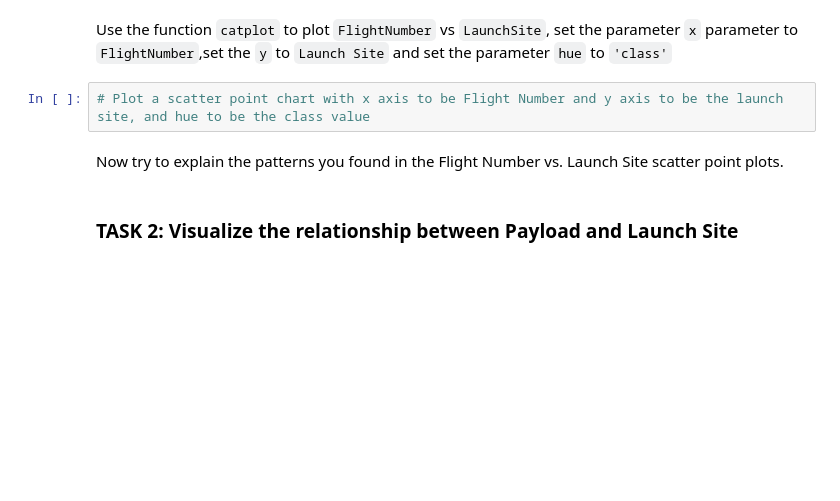
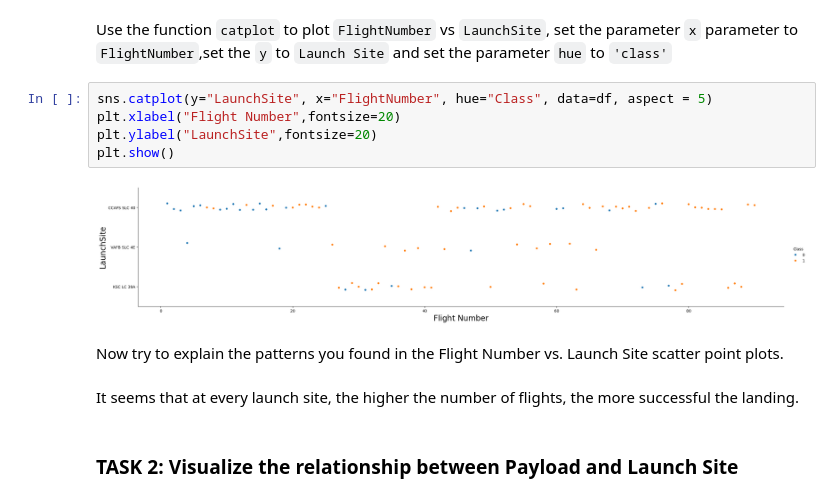
Before and after one commit to MamadyMagass/Applied-Data-Science-Capstone-IBM, a Jupyter notebook: week_2/jupyter-labs-eda-dataviz-v2.ipynb, the cells around one changed output. Saved outputs shown, nothing was run; the diff lists cells and outputs as text; blank space fills up the shorter version.

```diff
--- a/week_2/jupyter-labs-eda-dataviz-v2.ipynb
+++ b/week_2/jupyter-labs-eda-dataviz-v2.ipynb
@@ -86,10 +106,17 @@ Next, let's drill down to each site visualize its detailed launch records.
 ### TASK 1: Visualize the relationship between Flight Number and Launch Site
 # %% [markdown]
 Use the function <code>catplot</code> to plot <code>FlightNumber</code> vs <code>LaunchSite</code>, set the  parameter <code>x</code>  parameter to <code>FlightNumber</code>,set the  <code>y</code> to <code>Launch Site</code> and set the parameter <code>hue</code> to <code>'class'</code>
-# %%
-# Plot a scatter point chart with x axis to be Flight Number and y axis to be the launch site, and hue to be the class value
+# %%
+sns.catplot(y="LaunchSite", x="FlightNumber", hue="Class", data=df, aspect = 5)
+plt.xlabel("Flight Number",fontsize=20)
+plt.ylabel("LaunchSite",fontsize=20)
+plt.show()
+# %% [output]
+[figure, added]
 # %% [markdown]
 Now try to explain the patterns you found in the Flight Number vs. Launch Site scatter point plots.
+# %% [markdown]
+It seems that at every launch site, the higher the number of flights, the more successful the landing.
 # %% [markdown]
 ### TASK 2: Visualize the relationship between Payload and Launch Site
 # %% [markdown]
```
Also changed, not shown: parts of 19 cells of this notebook, 2 other files.
